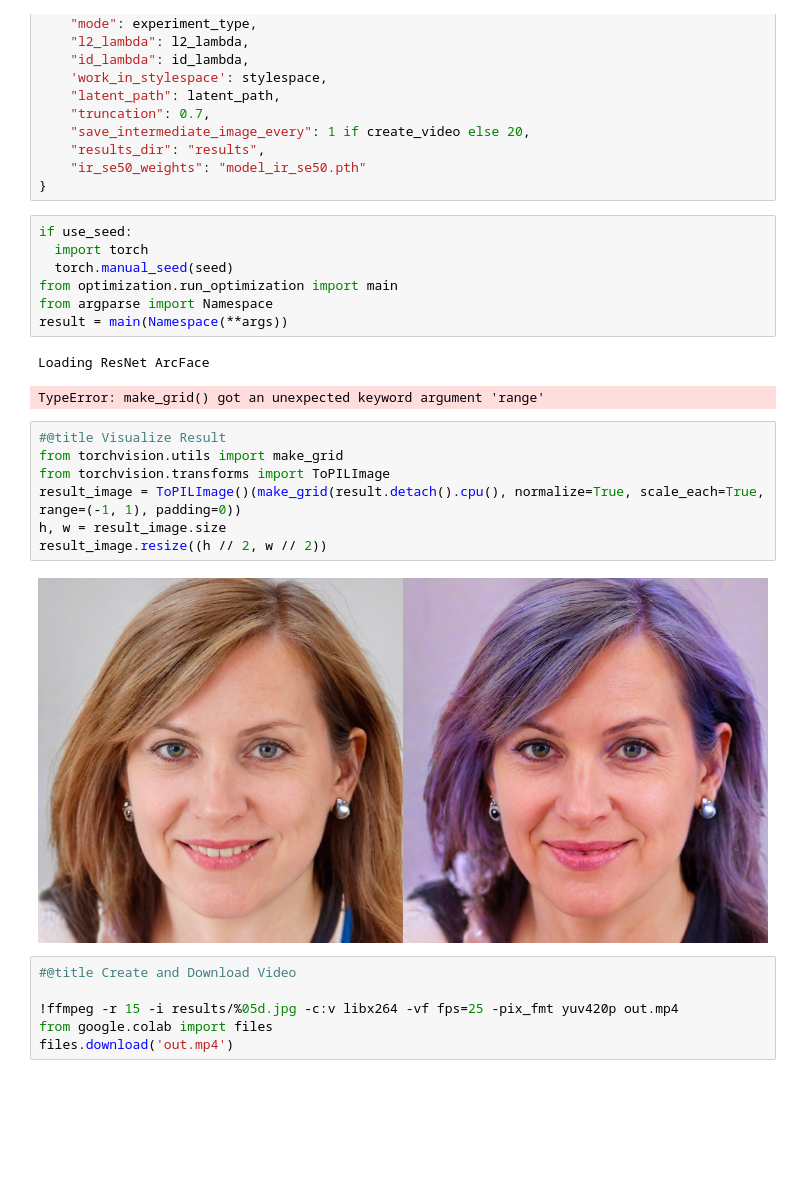
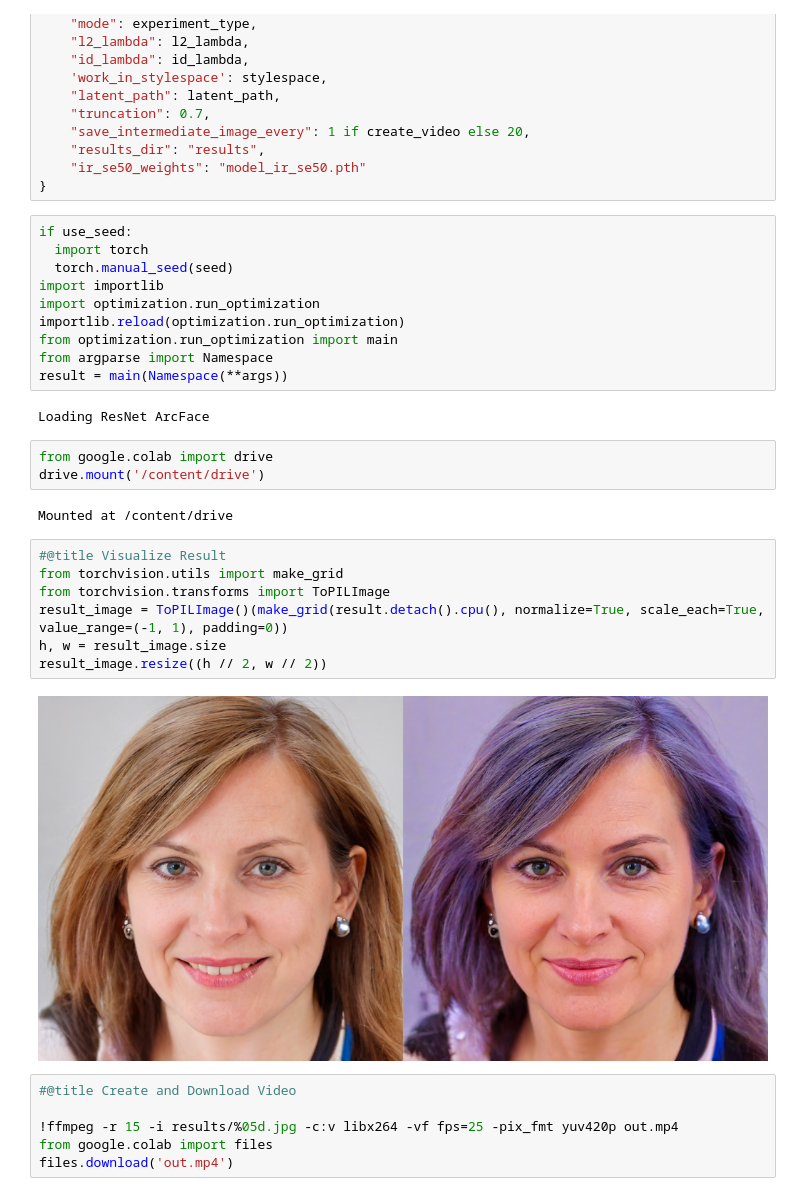
Before and after one commit to mickey-lyx/StyleCLIP, a Jupyter notebook: notebooks/optimization_playground.ipynb, the cells around one changed output. Cells and saved outputs as stored; diff of their text form; blank space fills up the shorter version.

```diff
--- a/notebooks/optimization_playground.ipynb
+++ b/notebooks/optimization_playground.ipynb
@@ -72,21 +88,28 @@ args = {
 if use_seed:
   import torch
   torch.manual_seed(seed)
+import importlib
+import optimization.run_optimization
+importlib.reload(optimization.run_optimization)
 from optimization.run_optimization import main
 from argparse import Namespace
 result = main(Namespace(**args))
 # %% [output]
 Loading ResNet ArcFace
-TypeError: make_grid() got an unexpected keyword argument 'range'
+# %%
+from google.colab import drive
+drive.mount('/content/drive')
+# %% [output]
+Mounted at /content/drive
 # %%
 #@title Visualize Result
 from torchvision.utils import make_grid
 from torchvision.transforms import ToPILImage
-result_image = ToPILImage()(make_grid(result.detach().cpu(), normalize=True, scale_each=True, range=(-1, 1), padding=0))
+result_image = ToPILImage()(make_grid(result.detach().cpu(), normalize=True, scale_each=True, value_range=(-1, 1), padding=0))
 h, w = result_image.size
 result_image.resize((h // 2, w // 2))
 # %% [output]
-[figure, old version]
+[figure, new version]
 # %%
 #@title Create and Download Video
 
```
Also changed, not shown: parts of 1 cell of this notebook.
